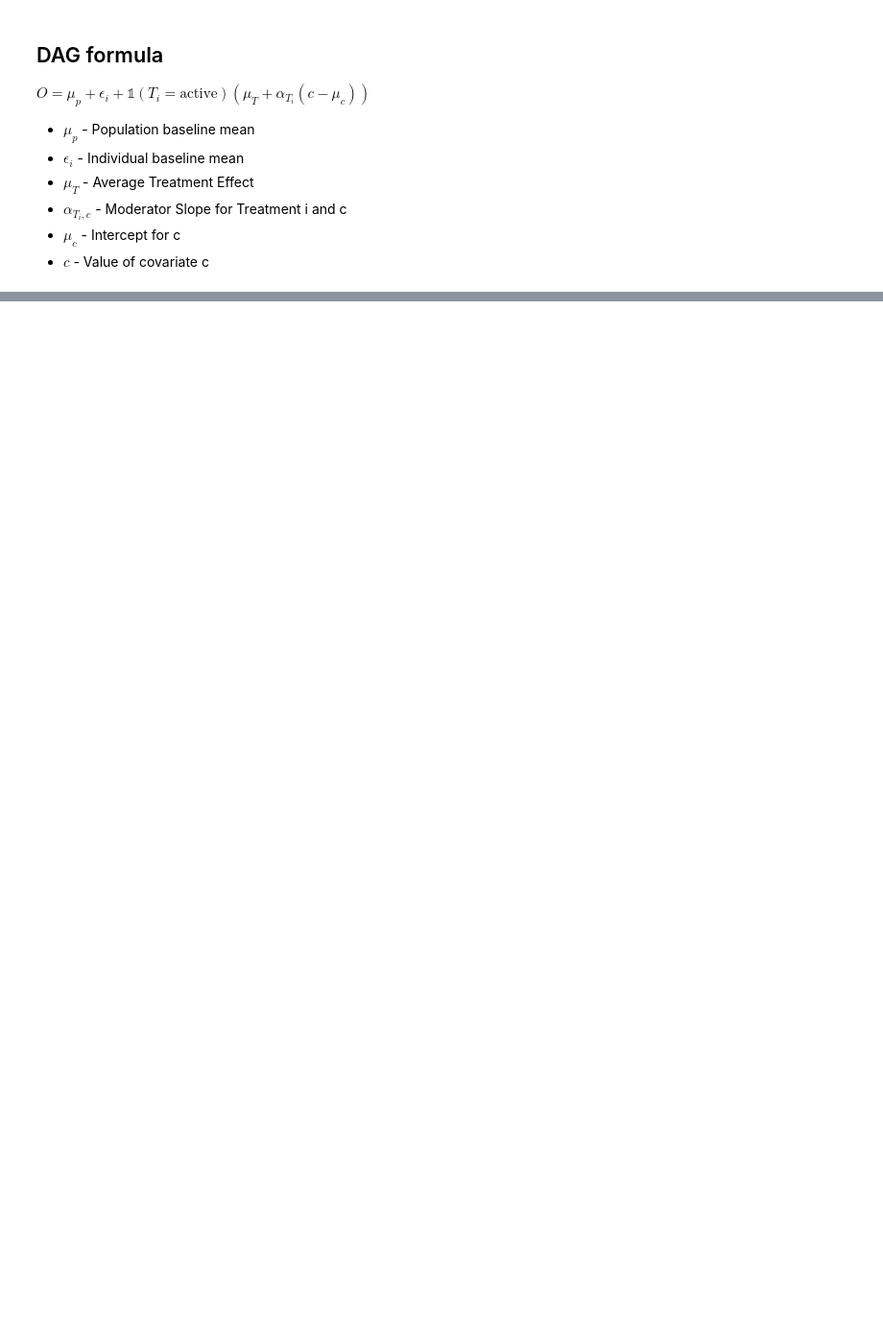
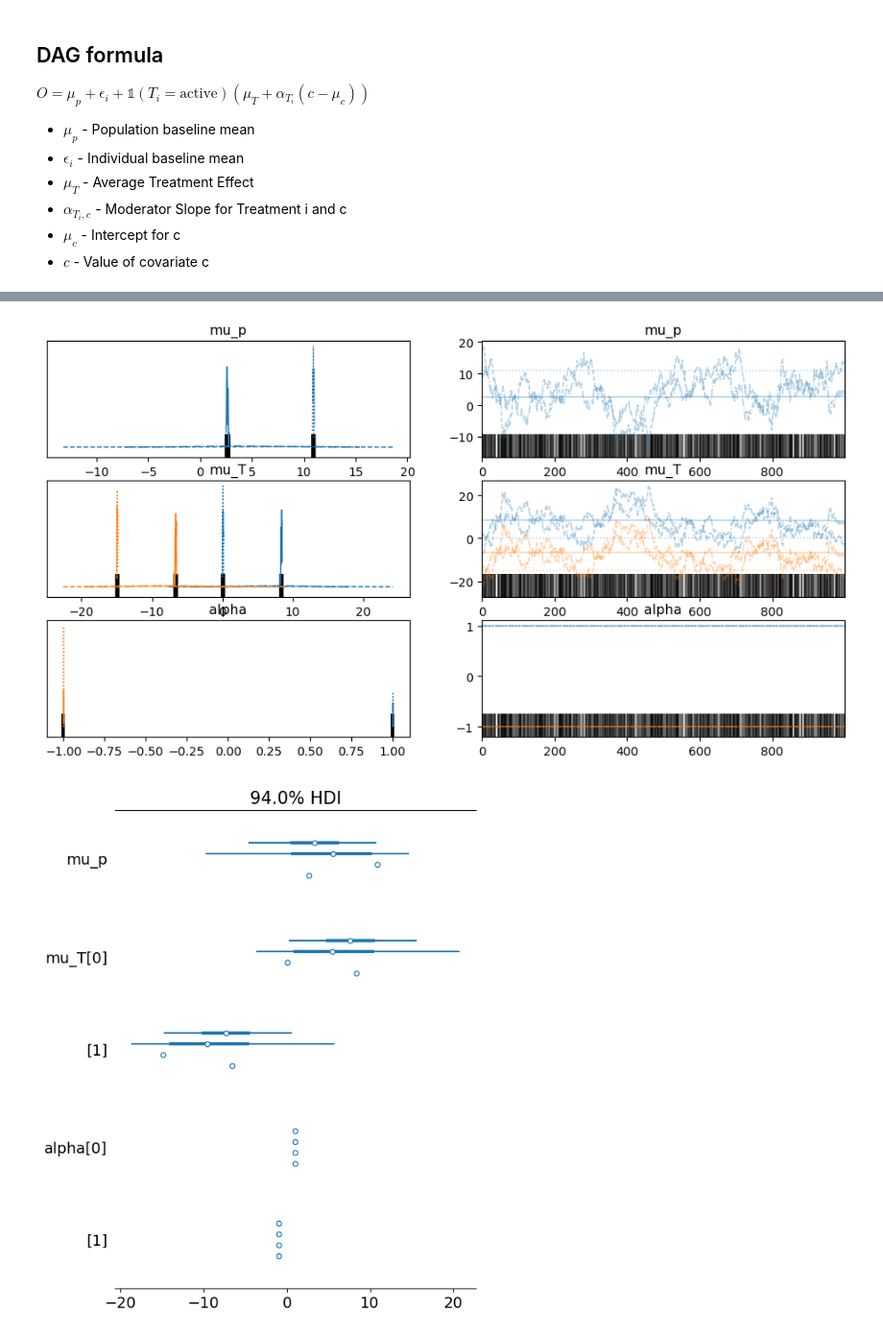
Before and after one commit to HIAlab/adaptive_nof1, a Jupyter notebook: simulation.ipynb, the cells around one changed output, grey strips where cells are left out. Shown: that part at 96% size. Drawn from its saved outputs; the diff is of its cells as text; code cells hidden in the pictures; blank space fills up the shorter version.

Commit message:
Add bayesian and regression model

```diff
--- a/simulation.ipynb
+++ b/simulation.ipynb
@@ -104,0 +81,17 @@ sns.relplot(O)
+# %%
+model = pm.Model()
+
+with model:
+    # Priors for unknown model parameters
+    mu_p = pm.Normal("mu_p", mu=0, sigma=10)
+
+    epsilon_i_sigma = epsilon_i_sigma_true # pm.HalfNormal("epsilon_i_sigma", sigma=10)
+
+    mu_T = pm.Normal("mu_T", mu=0, sigma=10, shape=2)
+
+    alpha = pm.Normal("alpha", mu=0, sigma=10, shape=2)
+
+    O = pm.Normal("O", mu=(mu_p + ((treatments==1) * (mu_T[0] + alpha[0] * simulation.c)) + ((treatments==2) * (mu_T[1] + alpha[1] * simulation.c))), sigma=epsilon_i_sigma, observed=O_observed)
+# %%
+with model:
+    trace = pm.sample(1000, return_inferencedata=True)
@@ -104,0 +124,7 @@ sns.relplot(O)
+# %%
+with model:
+    az.plot_trace(trace)
+    az.plot_forest(trace)
+# %% [output]
+[figure, added]
+[figure, added]
```
Also changed, not shown: parts of 14 cells of this notebook.
